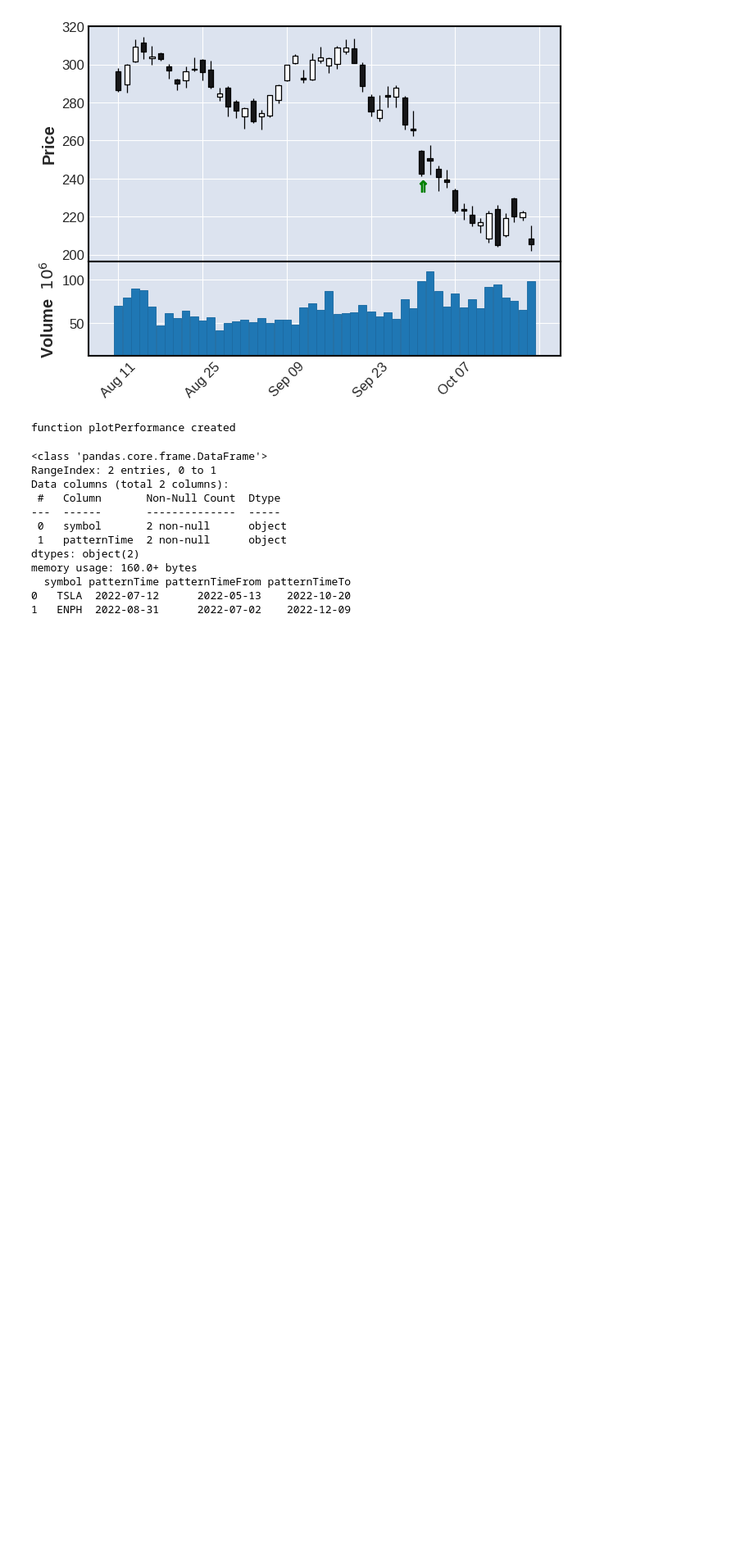
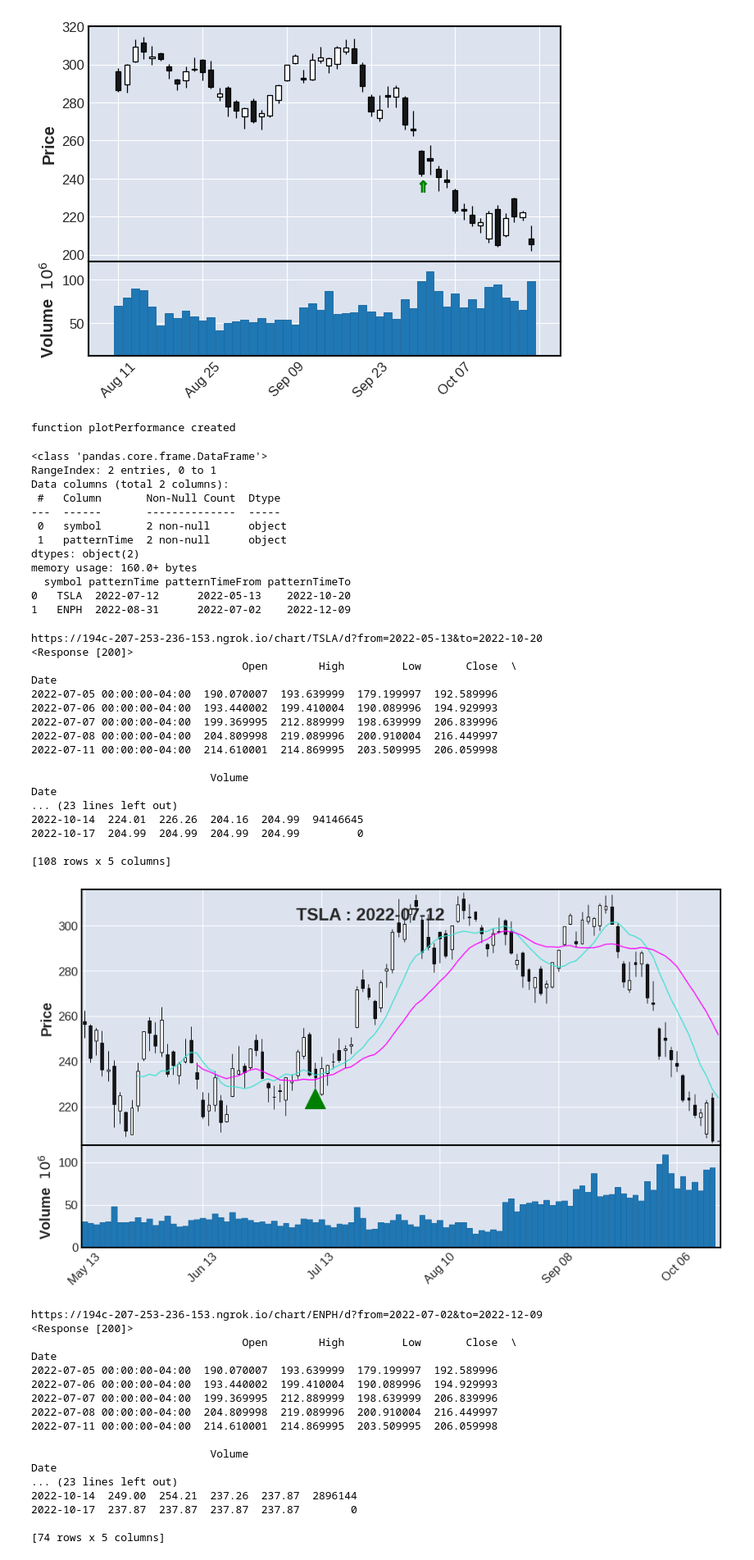
Before and after one commit to rndbblnn/stonks-jupyter, a Jupyter notebook: charting.ipynb, the cells around one changed output. Shown at 82% size. Drawn from its saved outputs; the diff is of its cells as text; code cells hidden in the pictures; blank space fills up the shorter version.

```diff
--- a/charting.ipynb
+++ b/charting.ipynb
@@ -91,3 +91,74 @@ memory usage: 160.0+ bytes
   symbol patternTime patternTimeFrom patternTimeTo
 0   TSLA  2022-07-12      2022-05-13    2022-10-20
 1   ENPH  2022-08-31      2022-07-02    2022-12-09
+# %%
+for index, row in df.iterrows():
+
+    start=row['patternTimeFrom'].strftime('%Y-%m-%d')
+    end=row['patternTimeTo'].strftime('%Y-%m-%d')
+
+# urllib.parse.quote(query)
+    url = 'https://194c-207-253-236-153.ngrok.io/chart/' + row['symbol'] + '/d?from=' + urllib.parse.quote(start) + '&to=' + urllib.parse.quote(end)
+    print(url)
+    chartResponse = requests.get(url)
+    print(chartResponse)
+    # chartDf = pd.json_normalize(json.loads(chartResponse.text))
+    chartDf = pd.DataFrame(chartResponse.json()['payload'])
+    chartDf.tickTime = pd.to_datetime(chartDf.tickTime)
+    chartDf = chartDf.set_index('tickTime')
+    chartDf.drop(['id', 'symbol','created'], axis=1, inplace=True)
+    print(ticker.head())
+
+    # ticker=yf.Ticker(row['symbol']).history('5y', start=start, end=end, actions=False)
+    print(chartDf.head())
+
+    # ticker.info
+
+    entry = row['patternTime'].strftime('%Y-%m-%d')
+
+    buy = np.where(chartDf.index==entry, 1, np.nan) * 0.98 * chartDf['low']
+    apd = [mpf.make_addplot(buy, scatter=True,  type='scatter', markersize=400, marker='^', color='green')]
+
+    print(chartDf[start:end])
+
+    mpf.plot(chartDf[start:end], type='candle',
+         volume=True, mav=(10,20),title = row['symbol'] + ' : ' + row['patternTime'].strftime('%Y-%m-%d'),
+        tight_layout=True, figratio=(16,9), addplot=apd)
+
+    # plotPerformance(ticker)
+# %% [output]
+https://194c-207-253-236-153.ngrok.io/chart/TSLA/d?from=2022-05-13&to=2022-10-20
+<Response [200]>
+                                 Open        High         Low       Close  \
+Date
+2022-07-05 00:00:00-04:00  190.070007  193.639999  179.199997  192.589996
+2022-07-06 00:00:00-04:00  193.440002  199.410004  190.089996  194.929993
+2022-07-07 00:00:00-04:00  199.369995  212.889999  198.639999  206.839996
+2022-07-08 00:00:00-04:00  204.809998  219.089996  200.910004  216.449997
+2022-07-11 00:00:00-04:00  214.610001  214.869995  203.509995  206.059998
+
+                            Volume
+Date
+... (23 lines left out)
+2022-10-14  224.01  226.26  204.16  204.99  94146645
+2022-10-17  204.99  204.99  204.99  204.99         0
+
+[108 rows x 5 columns]
+[figure, added]
+https://194c-207-253-236-153.ngrok.io/chart/ENPH/d?from=2022-07-02&to=2022-12-09
+<Response [200]>
+                                 Open        High         Low       Close  \
+Date
+2022-07-05 00:00:00-04:00  190.070007  193.639999  179.199997  192.589996
+2022-07-06 00:00:00-04:00  193.440002  199.410004  190.089996  194.929993
+2022-07-07 00:00:00-04:00  199.369995  212.889999  198.639999  206.839996
+2022-07-08 00:00:00-04:00  204.809998  219.089996  200.910004  216.449997
+2022-07-11 00:00:00-04:00  214.610001  214.869995  203.509995  206.059998
+
+                            Volume
+Date
+... (23 lines left out)
+2022-10-14  249.00  254.21  237.26  237.87  2896144
+2022-10-17  237.87  237.87  237.87  237.87        0
+
+[74 rows x 5 columns]
```
Also changed, not shown: parts of 3 cells of this notebook.
